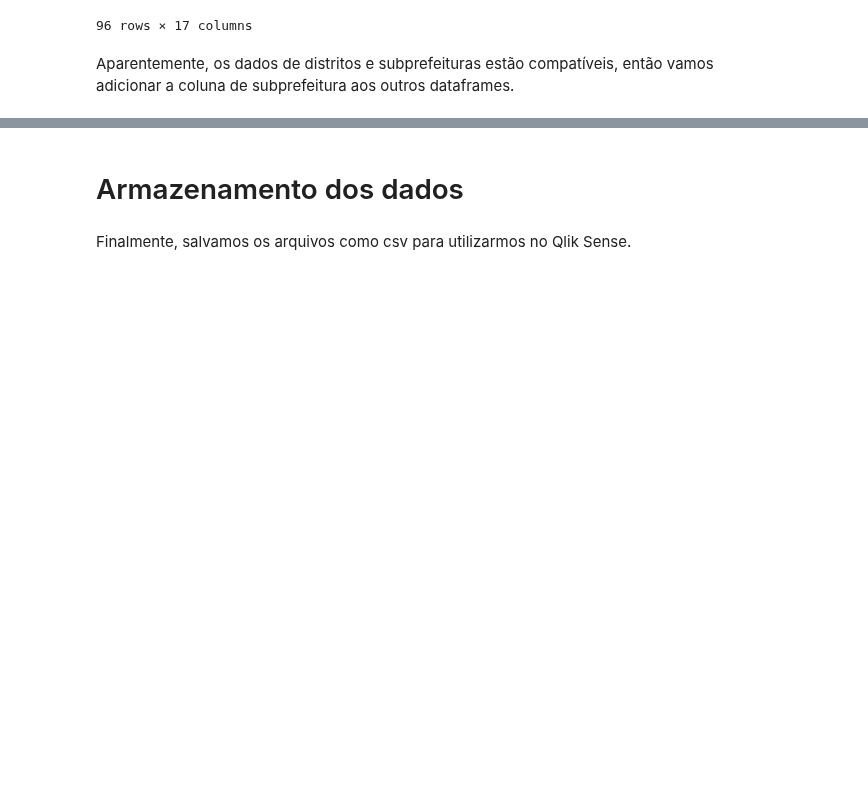
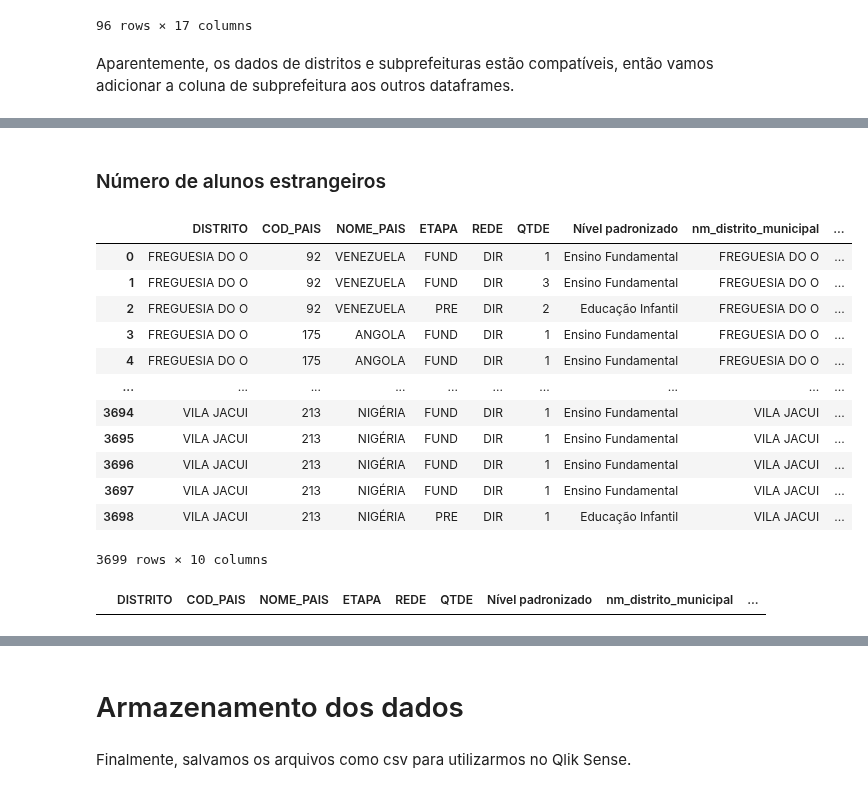
Before and after one commit to ObservatorioPoliticasTCM/datasp-dados, a Jupyter notebook: notebooks_outputs/educacao/educacao.ipynb, the cells around one changed output, grey strips where cells are left out. Saved outputs shown, nothing was run; the diff lists cells and outputs as text; code cells hidden in the pictures; blank space fills up the shorter version.

```diff
--- a/notebooks_outputs/educacao/educacao.ipynb
+++ b/notebooks_outputs/educacao/educacao.ipynb
@@ -1132,0 +1191,29 @@ Aparentemente, os dados de distritos e subprefeituras estão compatíveis, entã
+# %% [markdown]
+### Número de alunos estrangeiros
+# %%
+alunos_est_2024 = alunos_est_2024.merge(
+    df_dist_sub[['nm_distrito_municipal', 'cd_subprefeitura', 'nm_subprefeitura']],
+    left_on='DISTRITO',
+    right_on='nm_distrito_municipal',
+    how='left'
+)
+
+alunos_est_2024
+# %% [output]
+|  | DISTRITO | COD_PAIS | NOME_PAIS | ETAPA | REDE | QTDE | Nível padronizado | nm_distrito_municipal | ... |
+| 0 | FREGUESIA DO O | 92 | VENEZUELA | FUND | DIR | 1 | Ensino Fundamental | FREGUESIA DO O | ... |
+| 1 | FREGUESIA DO O | 92 | VENEZUELA | FUND | DIR | 3 | Ensino Fundamental | FREGUESIA DO O | ... |
+| 2 | FREGUESIA DO O | 92 | VENEZUELA | PRE | DIR | 2 | Educação Infantil | FREGUESIA DO O | ... |
+| 3 | FREGUESIA DO O | 175 | ANGOLA | FUND | DIR | 1 | Ensino Fundamental | FREGUESIA DO O | ... |
+| 4 | FREGUESIA DO O | 175 | ANGOLA | FUND | DIR | 1 | Ensino Fundamental | FREGUESIA DO O | ... |
+| ... | ... | ... | ... | ... | ... | ... | ... | ... | ... |
+| 3694 | VILA JACUI | 213 | NIGÉRIA | FUND | DIR | 1 | Ensino Fundamental | VILA JACUI | ... |
+| 3695 | VILA JACUI | 213 | NIGÉRIA | FUND | DIR | 1 | Ensino Fundamental | VILA JACUI | ... |
+| 3696 | VILA JACUI | 213 | NIGÉRIA | FUND | DIR | 1 | Ensino Fundamental | VILA JACUI | ... |
+| 3697 | VILA JACUI | 213 | NIGÉRIA | FUND | DIR | 1 | Ensino Fundamental | VILA JACUI | ... |
+| 3698 | VILA JACUI | 213 | NIGÉRIA | PRE | DIR | 1 | Educação Infantil | VILA JACUI | ... |
+3699 rows × 10 columns
+# %%
+alunos_est_2024[alunos_est_2024['nm_subprefeitura'].isna()]
+# %% [output]
+|  | DISTRITO | COD_PAIS | NOME_PAIS | ETAPA | REDE | QTDE | Nível padronizado | nm_distrito_municipal | ... |
```
Also changed, not shown: parts of 15 cells of this notebook, 1 other file.
